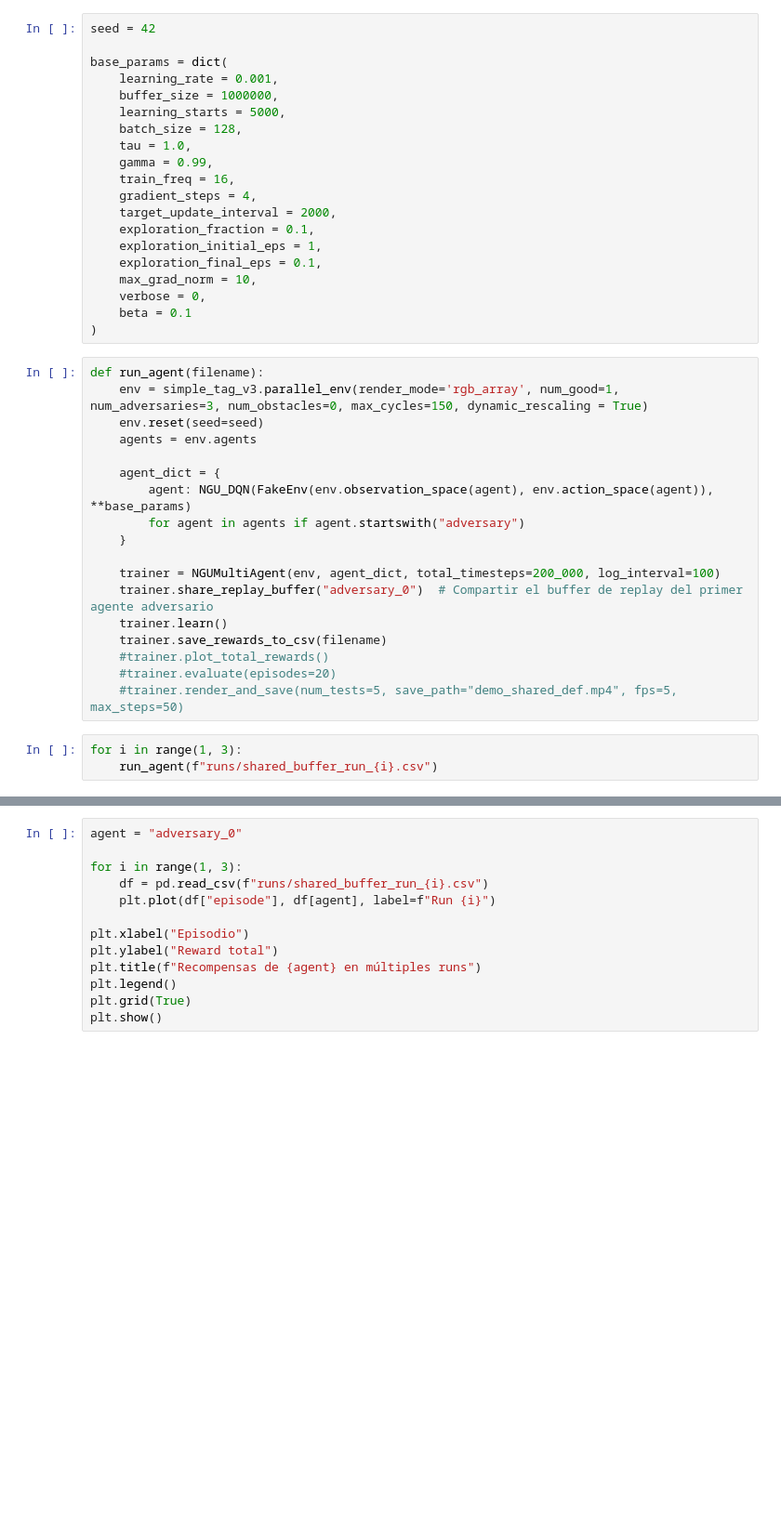
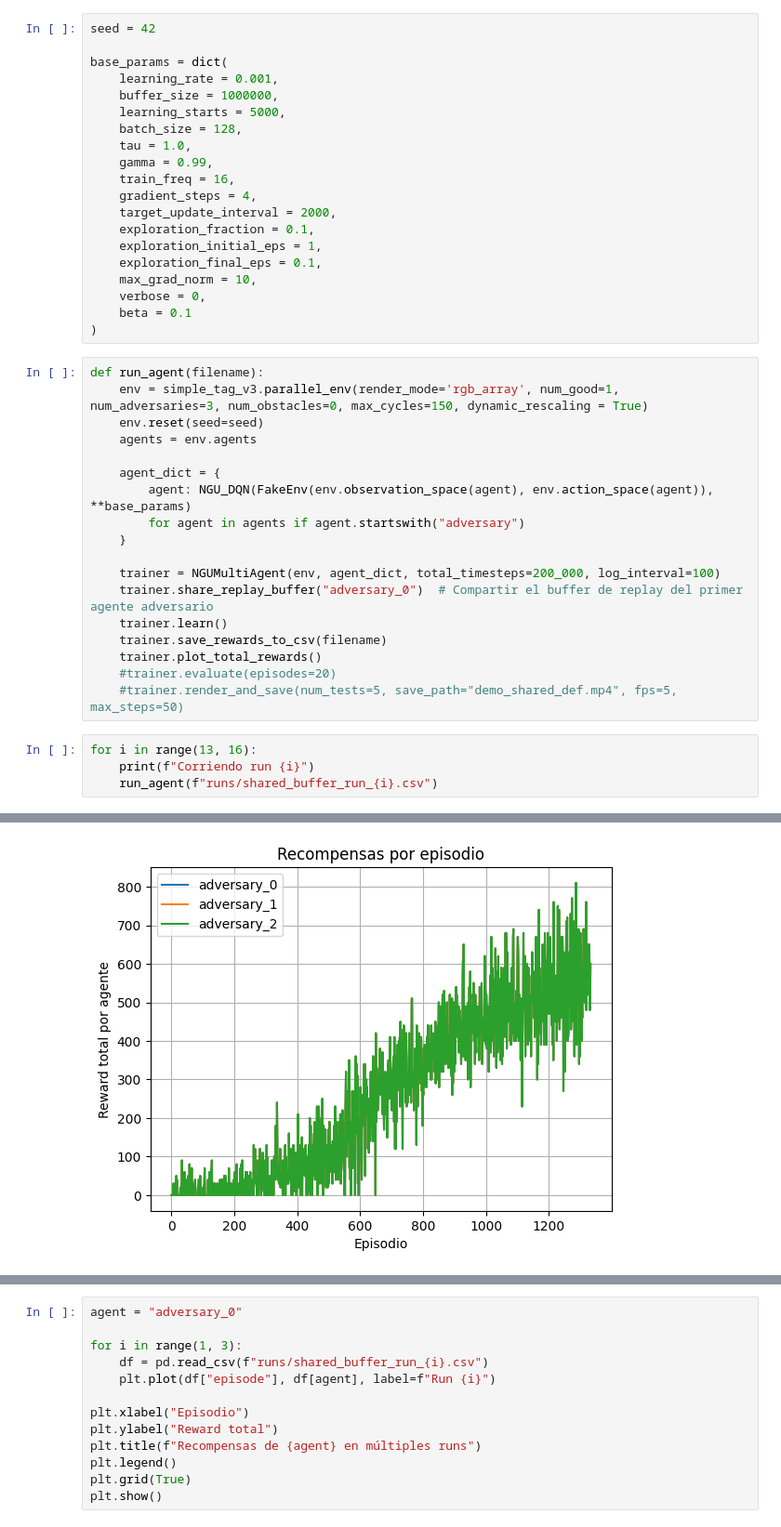
Before and after one commit to JuanHernandez-uc/Proyecto-RL, a Jupyter notebook: NGUMultiAgent/save_runs_simple_tag_shared_buffer.ipynb, the cells around one changed output, grey strips where cells are left out. Shown at 93% size. Saved outputs shown, nothing was run; the diff lists cells and outputs as text; blank space fills up the shorter version.

```diff
--- a/NGUMultiAgent/save_runs_simple_tag_shared_buffer.ipynb
+++ b/NGUMultiAgent/save_runs_simple_tag_shared_buffer.ipynb
@@ -56,9 +56,11 @@ def run_agent(filename):
     trainer.share_replay_buffer("adversary_0")  # Compartir el buffer de replay del primer agente adversario
     trainer.learn()
     trainer.save_rewards_to_csv(filename)
-    #trainer.plot_total_rewards()
+    trainer.plot_total_rewards()
     #trainer.evaluate(episodes=20)
     #trainer.render_and_save(num_tests=5, save_path="demo_shared_def.mp4", fps=5, max_steps=50)
 # %%
-for i in range(1, 3):
+for i in range(13, 16):
+    print(f"Corriendo run {i}")
     run_agent(f"runs/shared_buffer_run_{i}.csv")
+# %% [output]
@@ -64,0 +84 @@ for i in range(1, 3):
+[figure, added]
```
Also changed, not shown: parts of 2 cells of this notebook, 15 other files.
